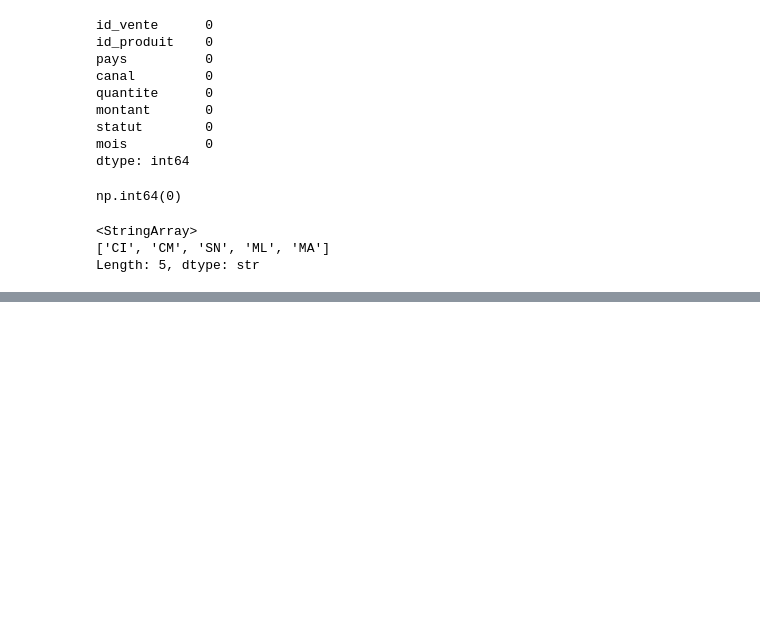
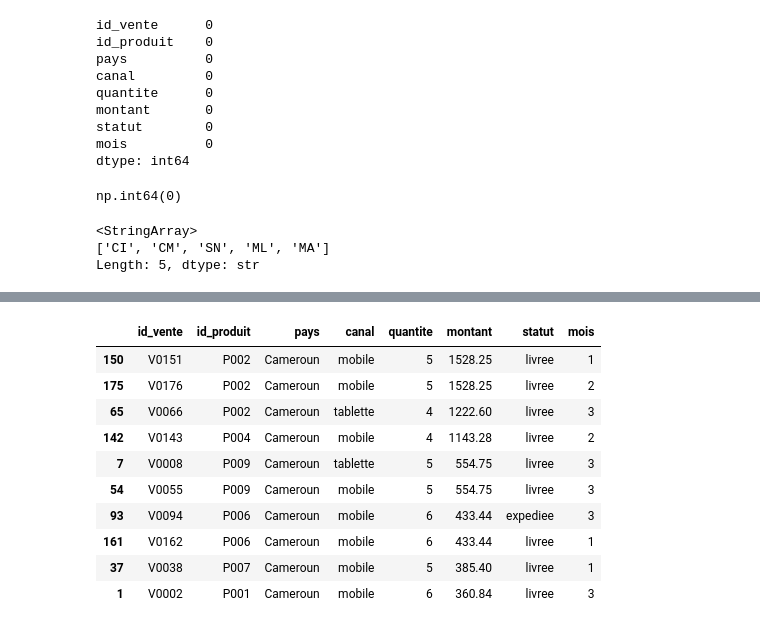
Before and after one commit to CHRISTIAN86-spec/donnees_m01, a Jupyter notebook: Donnees01.ipynb, the cells around one changed output, grey strips where cells are left out. Cells and saved outputs as stored; diff of their text form; code cells hidden in the pictures; blank space fills up the shorter version.

Commit message:
git add . git commit -m "Completion du Module 4 : agregation et exports" git push

```diff
--- a/Donnees01.ipynb
+++ b/Donnees01.ipynb
@@ -213,3 +213,20 @@ df_ventes['pays'].unique()
 <StringArray>
 ['CI', 'CM', 'SN', 'ML', 'MA']
 Length: 5, dtype: str
+# %%
+# 1. Remplacement des codes pays par leurs noms complets
+df_ventes['pays'] = df_ventes['pays'].replace({
+    'CI': "Cote dIvoire",
+    'SN': "Senegal",
+    'ML': "Mali",
+    'CM': "Cameroun",
+    'MA': "Maroc"
+
+})
+
+# 2. Conversion du type de la colonne mois en texte (string)
+df_ventes['mois'] = df_ventes['mois'].astype(str)
+
+# Vérification
+print(df_ventes['pays'].unique())
+print(df_ventes['mois'].dtype)
@@ -215,0 +288,16 @@ Length: 5, dtype: str
+# %%
+# Tri par pays (A-Z) puis par montant (décroissant)
+df_multi_tri = df_ventes.sort_values(by=['pays', 'montant'], ascending=[True, False])
+df_multi_tri.head(10)
+# %% [output]
+|  | id_vente | id_produit | pays | canal | quantite | montant | statut | mois |
+| 150 | V0151 | P002 | Cameroun | mobile | 5 | 1528.25 | livree | 1 |
+| 175 | V0176 | P002 | Cameroun | mobile | 5 | 1528.25 | livree | 2 |
+| 65 | V0066 | P002 | Cameroun | tablette | 4 | 1222.60 | livree | 3 |
+| 142 | V0143 | P004 | Cameroun | mobile | 4 | 1143.28 | livree | 2 |
+| 7 | V0008 | P009 | Cameroun | tablette | 5 | 554.75 | livree | 3 |
+| 54 | V0055 | P009 | Cameroun | mobile | 5 | 554.75 | livree | 3 |
+| 93 | V0094 | P006 | Cameroun | mobile | 6 | 433.44 | expediee | 3 |
+| 161 | V0162 | P006 | Cameroun | mobile | 6 | 433.44 | livree | 1 |
+| 37 | V0038 | P007 | Cameroun | mobile | 5 | 385.40 | livree | 1 |
+| 1 | V0002 | P001 | Cameroun | mobile | 6 | 360.84 | livree | 3 |
```
Also changed, not shown: parts of 17 cells of this notebook, 1 other file.
